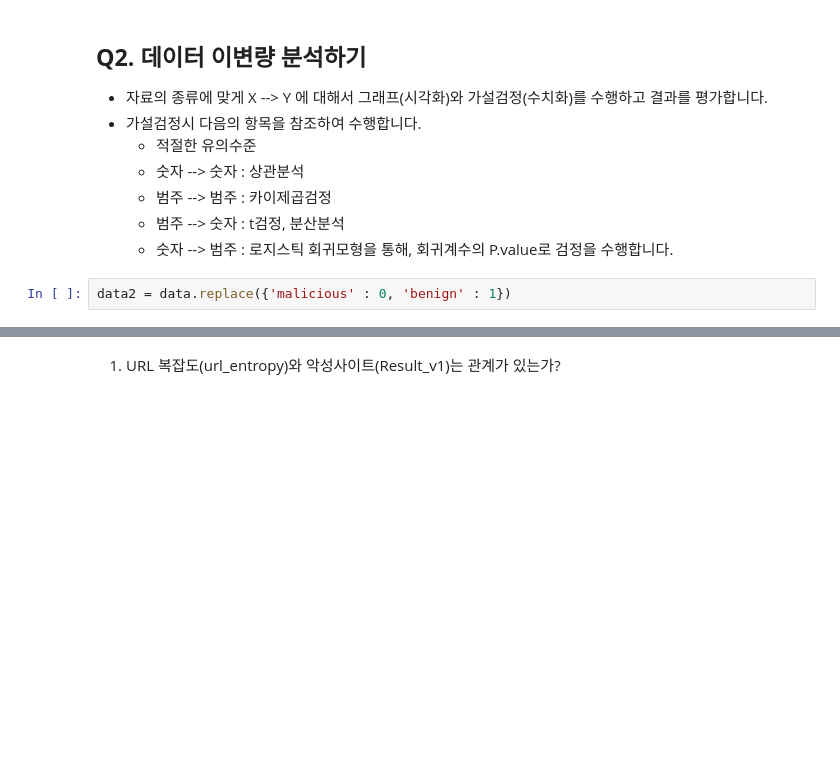
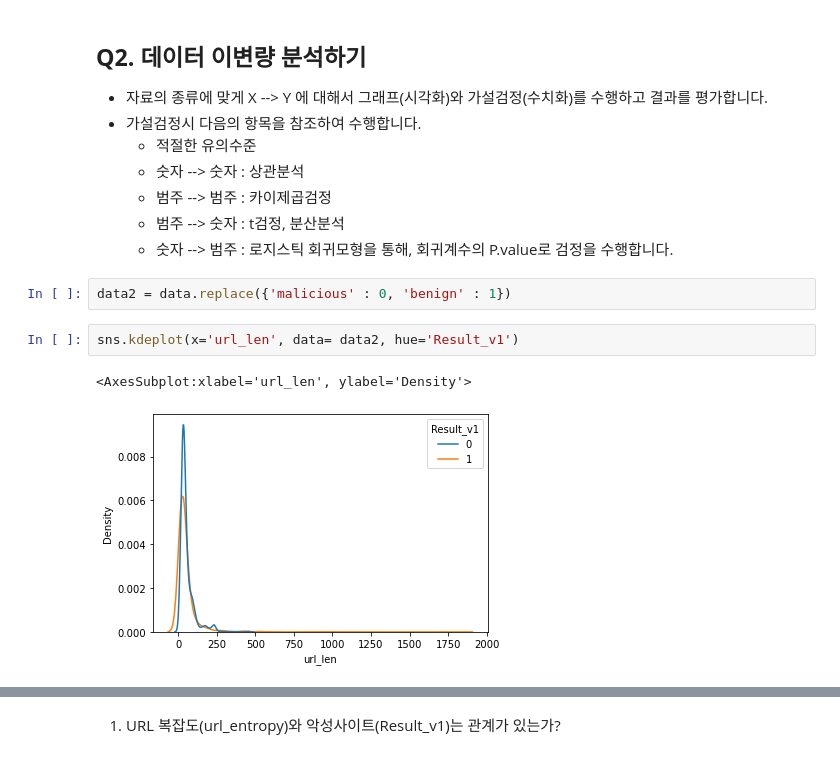
Before and after one commit to Ferrorist/studyAIVLE-AI, a Jupyter notebook: 220830_mini2_1/2. 데이터 전처리.ipynb, the cells around one changed output, grey strips where cells are left out. Saved outputs shown, nothing was run; the diff lists cells and outputs as text; blank space fills up the shorter version.

```diff
--- a/220830_mini2_1/2. 데이터 전처리.ipynb
+++ b/220830_mini2_1/2. 데이터 전처리.ipynb
@@ -267,3 +268,8 @@ Name: url_query_len, Length: 78, dtype: int64
     * 숫자 --> 범주 : 로지스틱 회귀모형을 통해, 회귀계수의 P.value로 검정을 수행합니다.
 # %%
 data2 = data.replace({'malicious' : 0, 'benign' : 1})
+# %%
+sns.kdeplot(x='url_len', data= data2, hue='Result_v1')
+# %% [output]
+<AxesSubplot:xlabel='url_len', ylabel='Density'>
+[figure, added]
```
Also changed, not shown: parts of 25 cells of this notebook, 4 other files.
